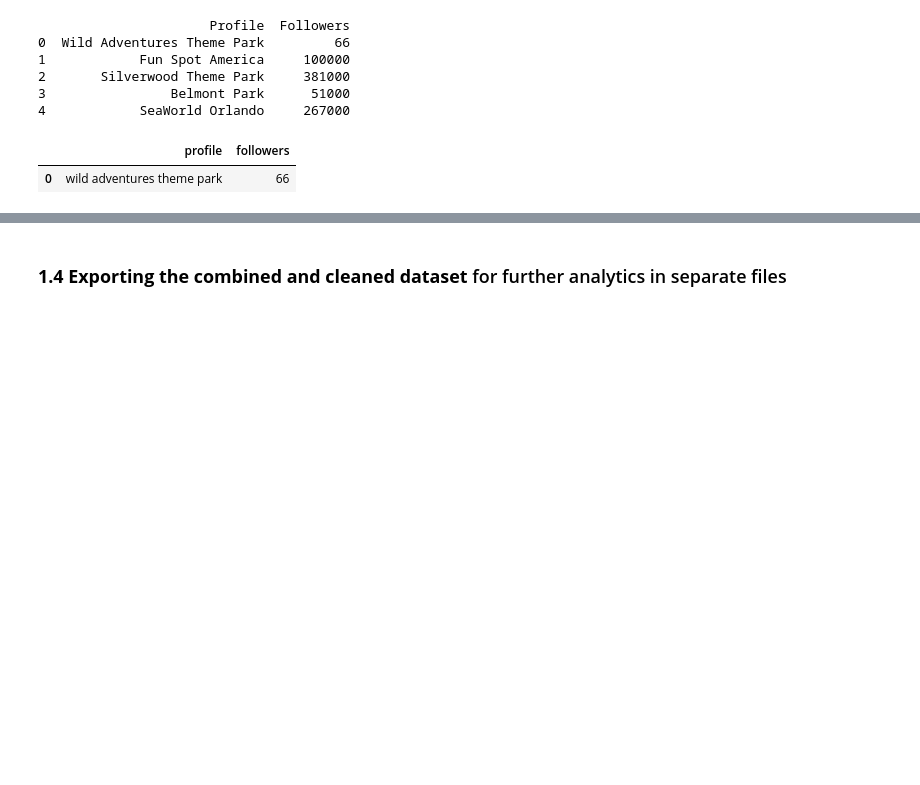
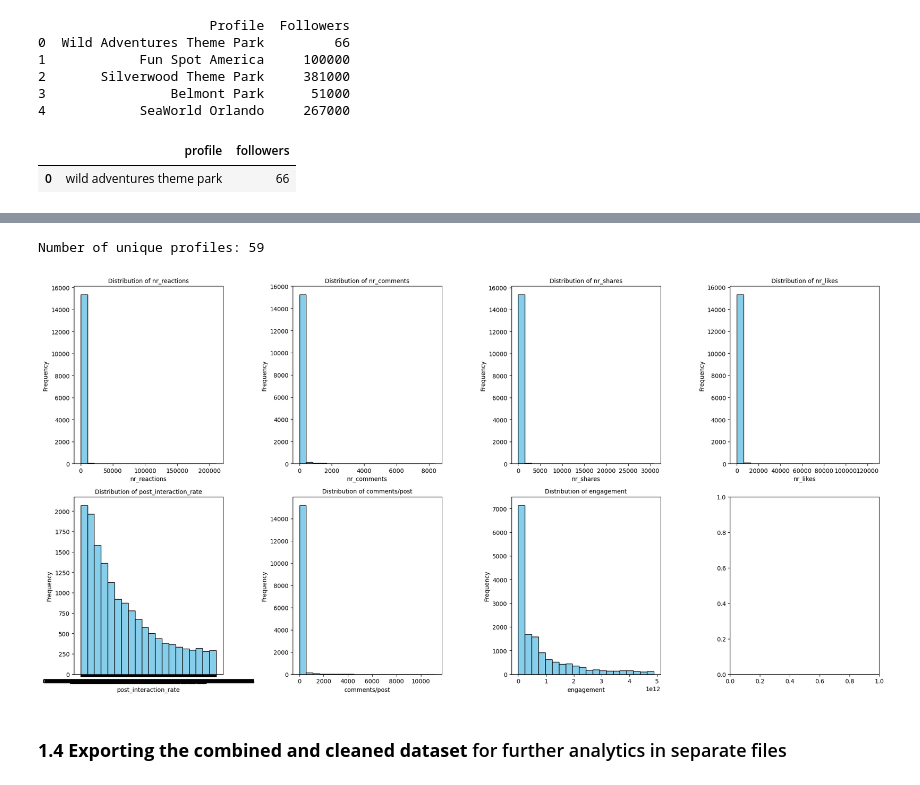
Before and after one commit to crlhbs/Group1_MarketingStrategy, a Jupyter notebook: Notebook_Themeparks_Group1.ipynb, the cells around one changed output, grey strips where cells are left out. Saved outputs shown, nothing was run; the diff lists cells and outputs as text; code cells hidden in the pictures; blank space fills up the shorter version.

```diff
--- a/Notebook_Themeparks_Group1.ipynb
+++ b/Notebook_Themeparks_Group1.ipynb
@@ -162,3 +196,41 @@ combined_df.head()
+# %%
+# Count the number of unique profiles
+number_of_profiles = combined_df['profile'].nunique()
+
+# Display the number of unique profiles
+print("Number of unique profiles:", number_of_profiles)
+# %% [output]
+Number of unique profiles: 59
+# %%
+# Assuming 'df' is your DataFrame and it has the eight numeric columns named as follows:
+numeric_columns = ['nr_reactions', 'nr_comments', 'nr_shares', 'nr_likes',
+                   'post_interaction_rate', 'comments/post', 'engagement']
+
+# Check if 'followers' column exists in the DataFrame
+if 'followers' in df.columns:
+    numeric_columns.append('followers')
+
+# Set up the matplotlib figure and axes
+fig, axs = plt.subplots(2, 4, figsize=(20, 10))  # 2x4 grid, figsize can be adjusted
+
+# Flatten the array of axes for easy iteration
+axs = axs.ravel()
+
+#loop through the numeric columns and create a histogram for each
+for i, col in enumerate(numeric_columns):
+    #you can adjust the number of bins for better visualization
+    axs[i].hist(df[col].dropna(), bins=20, color='skyblue', edgecolor='black')
+    axs[i].set_title(f'Distribution of {col}', fontsize=10)
+    axs[i].set_xlabel(col)
+    axs[i].set_ylabel('Frequency')
+
+#adjust layout for better readability
+plt.tight_layout()
+
+#display the plots
+plt.show()
+# %% [output]
+[figure, added]
 # %% [markdown]
 ### **1.4 Exporting the combined and cleaned dataset** for further analytics in separate files
 # %%
```
Also changed, not shown: parts of 13 cells of this notebook.
